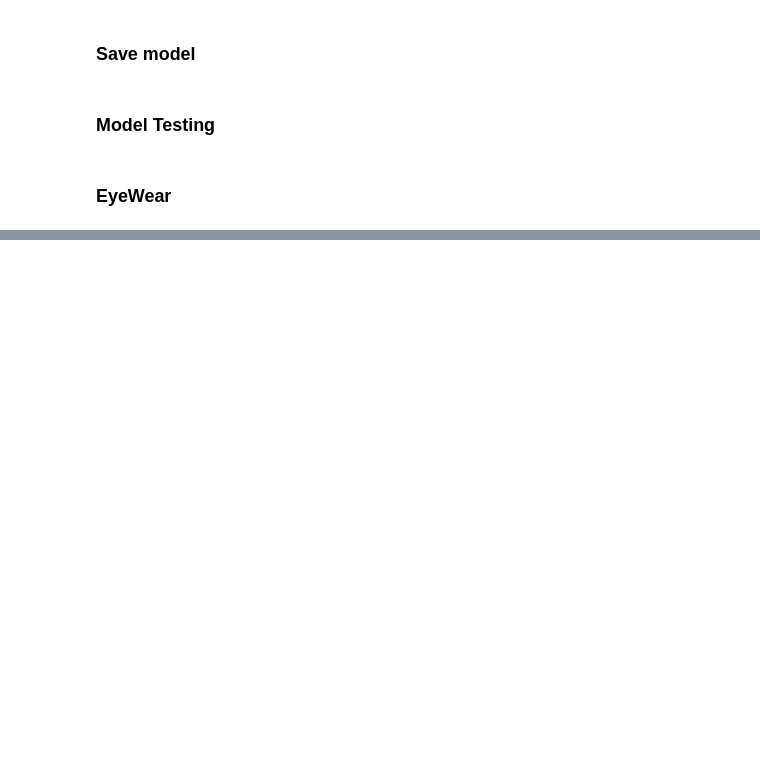
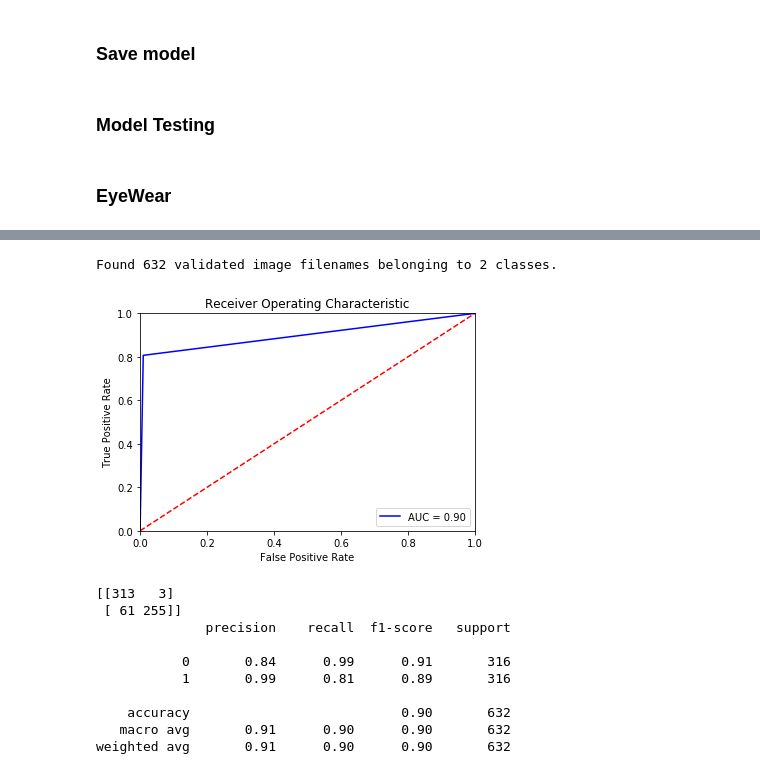
Before and after one commit to mzhou356/img2recommender, a Jupyter notebook: notebooks/vgg16_model_tuning_eyewear.ipynb, the cells around one changed output, grey strips where cells are left out. Drawn from its saved outputs; the diff is of its cells as text; code cells hidden in the pictures; blank space fills up the shorter version.

```diff
--- a/notebooks/vgg16_model_tuning_eyewear.ipynb
+++ b/notebooks/vgg16_model_tuning_eyewear.ipynb
@@ -442,0 +461,17 @@ weighted avg       0.87      0.83      0.82       632
+# %%
+model_testing('../tuning_data/VGG_16_tuning/vgg16_model_custom_preprocess_150.json',
+             '../tuning_data/VGG_16_tuning/best_vgg_model_eyewear_custom_preprocess_150_customsteps_2.h5',
+             'eyewear')
+# %% [output]
+Found 632 validated image filenames belonging to 2 classes.
+[figure, added]
+[[313   3]
+ [ 61 255]]
+              precision    recall  f1-score   support
+
+           0       0.84      0.99      0.91       316
+           1       0.99      0.81      0.89       316
+
+    accuracy                           0.90       632
+   macro avg       0.91      0.90      0.90       632
+weighted avg       0.91      0.90      0.90       632
```
Also changed, not shown: parts of 20 cells of this notebook.
